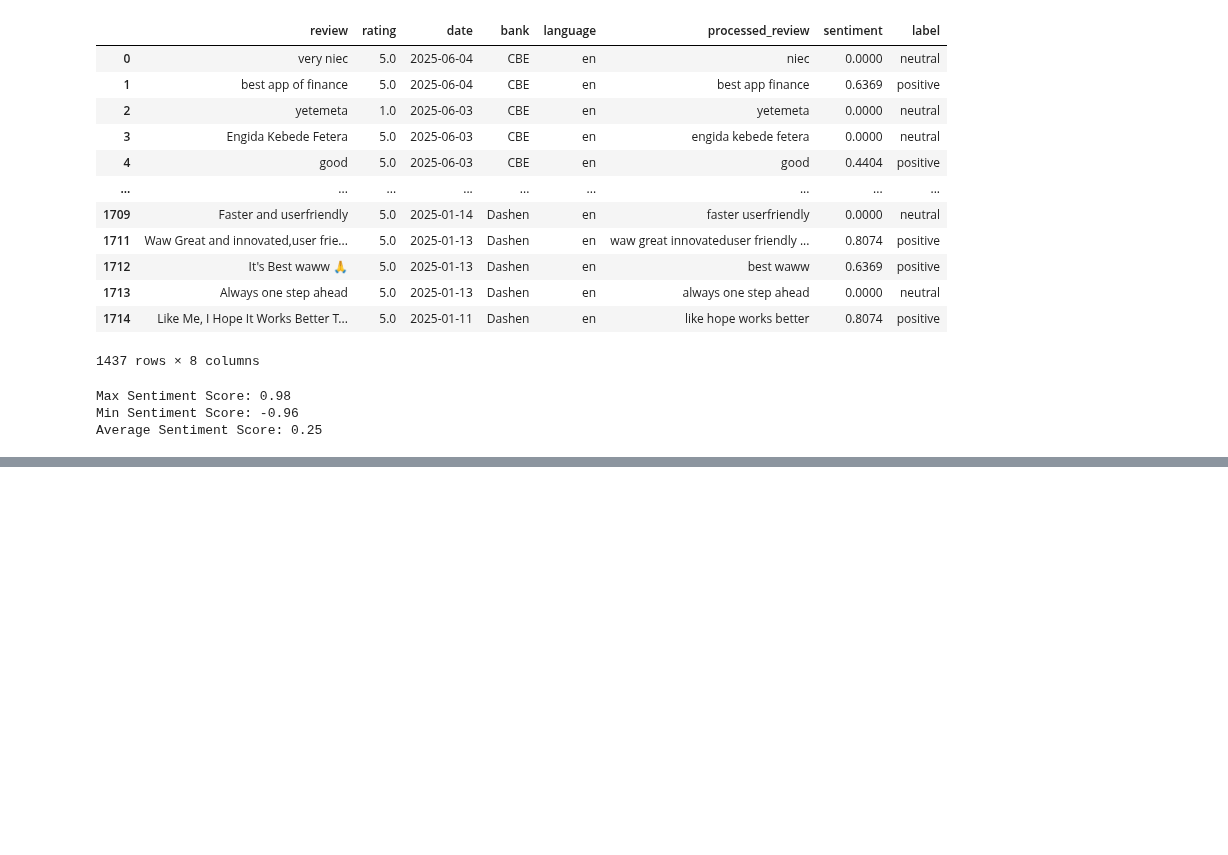
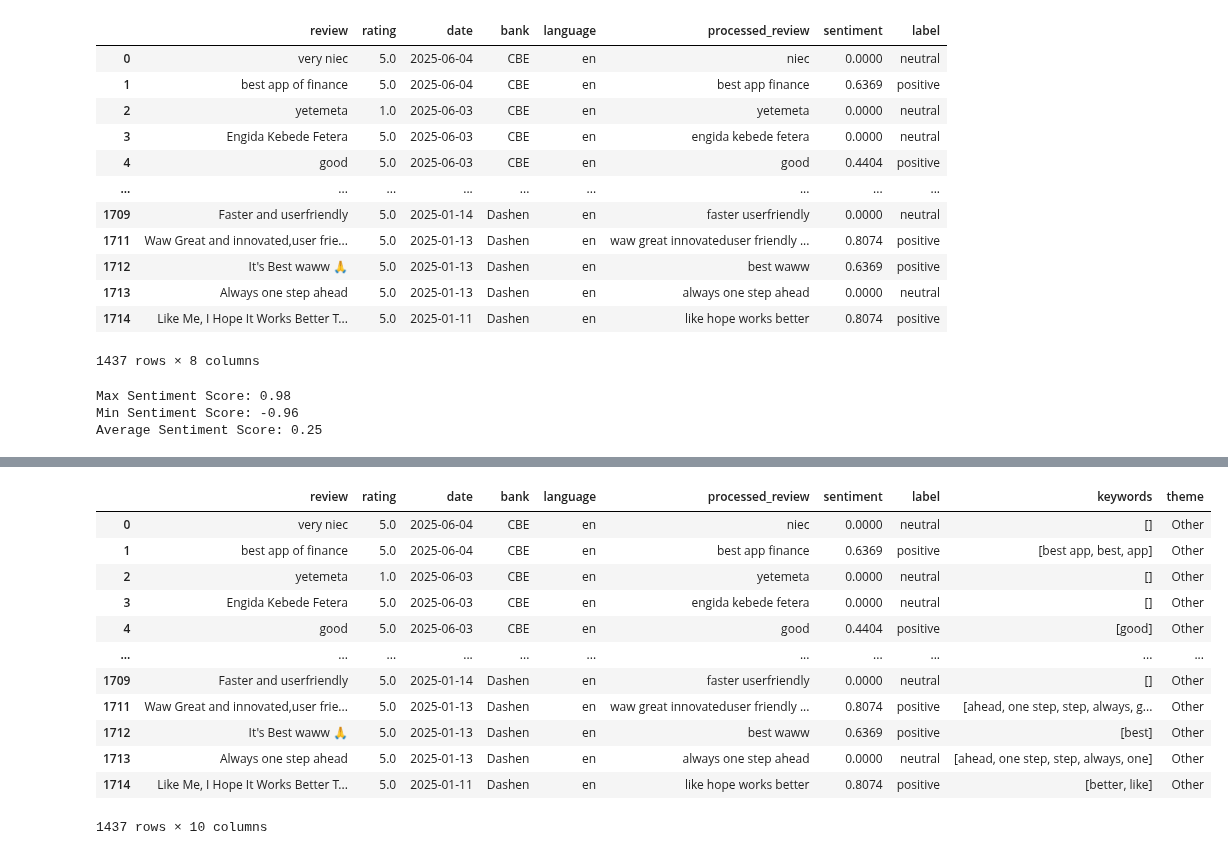
Before and after one commit to abrehamashebir/KAIM-week2-fintech-reviews, a Jupyter notebook: notebooks/review_analysis.ipynb, the cells around one changed output, grey strips where cells are left out. Drawn from its saved outputs; the diff is of its cells as text; code cells hidden in the pictures; blank space fills up the shorter version.

Commit message:
feat: keyword extraction and theme assignment

```diff
--- a/notebooks/review_analysis.ipynb
+++ b/notebooks/review_analysis.ipynb
@@ -135,0 +162,16 @@ Average Sentiment Score: 0.25
+# %%
+
+tfidf = TfidfVectorizer(ngram_range=(1, 2), max_features=100)
+X = tfidf.fit_transform(cleaned_df['processed_review'])
+feature_names = tfidf.get_feature_names_out()
+
+# Top keywords per bank
+for bank in cleaned_df['bank'].unique():
+    bank_reviews = cleaned_df[cleaned_df['bank'] == bank]
+    X_bank = tfidf.transform(bank_reviews['processed_review'])
+    avg_tfidf = X_bank.mean(axis=0).A1
+    top_keywords = sorted(zip(feature_names, avg_tfidf), key=lambda x: x[1], reverse=True)[:15]
+
+    print(f"\nTop keywords for {bank}:")
+    for kw, score in top_keywords:
+        print(f"{kw}: {score:.4f}")
@@ -135,0 +215,9 @@ Average Sentiment Score: 0.25
+# %%
+# 3. Data Analysis
+# Extract top keywords for each review
+def top_keywords_per_doc(row_index):
+    row = X[row_index]
+    sorted_indices = row.toarray().flatten().argsort()[::-1]
+    return [feature_names[i] for i in sorted_indices if row[0, i] > 0][:5]  # top 5 keywords
+
+cleaned_df['keywords'] = [top_keywords_per_doc(i) for i in range(X.shape[0])]
@@ -135,0 +239,33 @@ Average Sentiment Score: 0.25
+# %%
+# Theme keyword dictionaries
+themes_keywords = {
+    "Account Access Issues": ["login", "password", "otp", "sign in", "register", "access"],
+    "Transaction Problems": ["transfer", "failed", "money", "delay", "deducted", "charged"],
+    "App Performance": ["crash", "freeze", "bug", "slow", "update", "loading"],
+    "User Experience": ["interface", "design", "user friendly", "easy", "navigation", "ux"],
+    "Customer Support": ["support", "help", "agent", "contact", "response", "feedback"]
+}
+
+def assign_theme_from_keywords(keywords):
+    for theme, keywords_set in themes_keywords.items():
+        if any(kw in keywords for kw in keywords_set):
+            return theme
+    return "Other"
+
+cleaned_df['theme'] = cleaned_df['keywords'].apply(assign_theme_from_keywords)
+# %%
+cleaned_df
+# %% [output]
+|  | review | rating | date | bank | language | processed_review | sentiment | label | keywords | theme |
+| 0 | very niec | 5.0 | 2025-06-04 | CBE | en | niec | 0.0000 | neutral | [] | Other |
+| 1 | best app of finance | 5.0 | 2025-06-04 | CBE | en | best app finance | 0.6369 | positive | [best app, best, app] | Other |
+| 2 | yetemeta | 1.0 | 2025-06-03 | CBE | en | yetemeta | 0.0000 | neutral | [] | Other |
+| 3 | Engida Kebede Fetera | 5.0 | 2025-06-03 | CBE | en | engida kebede fetera | 0.0000 | neutral | [] | Other |
+| 4 | good | 5.0 | 2025-06-03 | CBE | en | good | 0.4404 | positive | [good] | Other |
+| ... | ... | ... | ... | ... | ... | ... | ... | ... | ... | ... |
+| 1709 | Faster and userfriendly | 5.0 | 2025-01-14 | Dashen | en | faster userfriendly | 0.0000 | neutral | [] | Other |
+| 1711 | Waw Great and innovated,user frie... | 5.0 | 2025-01-13 | Dashen | en | waw great innovateduser friendly ... | 0.8074 | positive | [ahead, one step, step, always, g... | Other |
+| 1712 | It's Best waww 🙏 | 5.0 | 2025-01-13 | Dashen | en | best waww | 0.6369 | positive | [best] | Other |
+| 1713 | Always one step ahead | 5.0 | 2025-01-13 | Dashen | en | always one step ahead | 0.0000 | neutral | [ahead, one step, step, always, one] | Other |
+| 1714 | Like Me, I Hope It Works Better T... | 5.0 | 2025-01-11 | Dashen | en | like hope works better | 0.8074 | positive | [better, like] | Other |
+1437 rows × 10 columns
```
Also changed, not shown: parts of 7 cells of this notebook.
